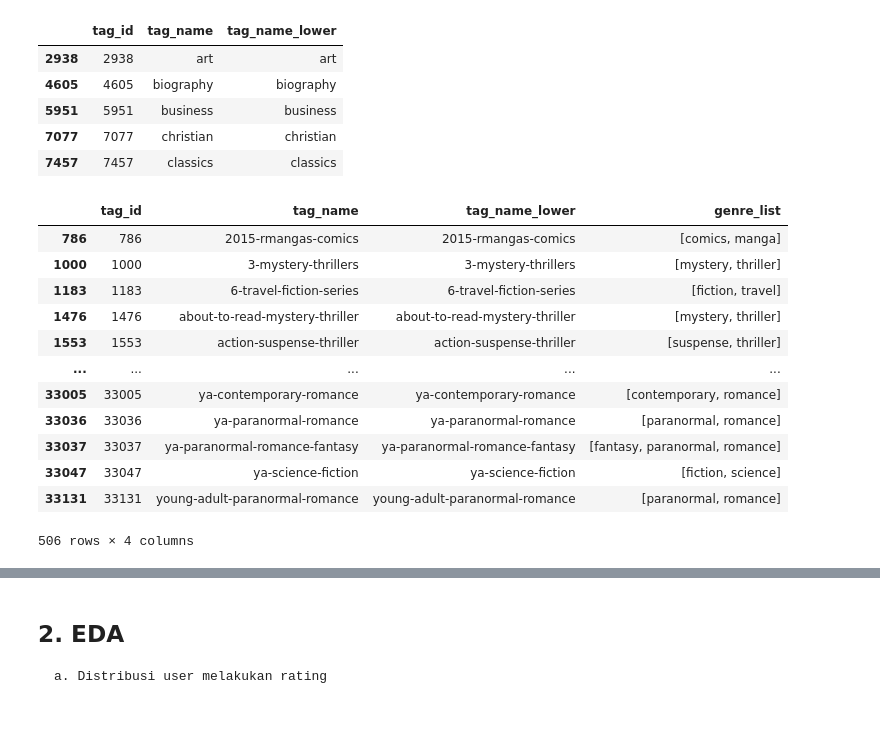
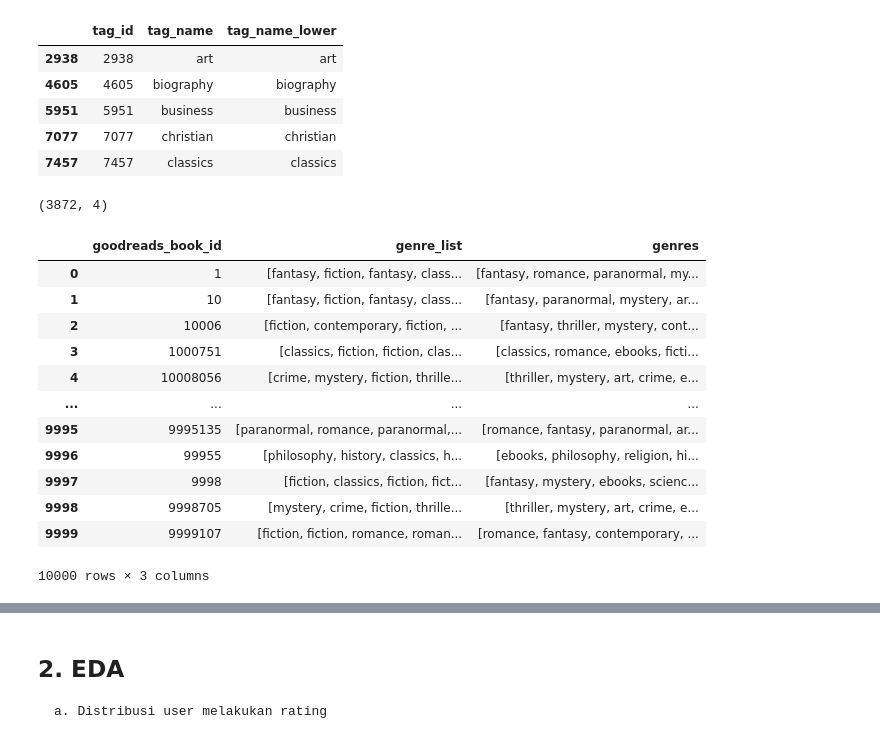
Before and after one commit to danannisar/goodbooks-recsys, a Jupyter notebook: eda-and-train.ipynb, the cells around one changed output, grey strips where cells are left out. Drawn from its saved outputs; the diff is of its cells as text; code cells hidden in the pictures.

```diff
--- a/eda-and-train.ipynb
+++ b/eda-and-train.ipynb
@@ -111,9 +111,9 @@ image_url                       0
 small_image_url                 0
 dtype: int64
 # %%
-# d. Memisahkan Genre
+# d. Memisahkan 40 Genre
 
-genres = ["Art", "Biography", "Business", "Chick Lit", "Children's", "Christian", "Classics",
+genres = ["Art", "Biography", "Business", "Chick Lit", "Children", "Christian", "Classics",
           "Comics", "Contemporary", "Cookbooks", "Crime", "Ebooks", "Fantasy", "Fiction",
           "Gay and Lesbian", "Graphic Novels", "Historical Fiction", "History", "Horror",
           "Humor and Comedy", "Manga", "Memoir", "Music", "Mystery", "Nonfiction", "Paranormal",
@@ -148,19 +148,7 @@ def create_genre_list(tag):
 
 # Add tags
 tags['genre_list'] = tags.apply(lambda row: create_genre_list(row['tag_name_lower']), axis = 1)
+tags_filtered = tags[tags.genre_list.str.len() != 0]
+tags_filtered.shape
+# %% [output]
+(3872, 4)
-# %%
-tags[ tags.genre_list.str.len() > 1 ]
-# %% [output]
-|  | tag_id | tag_name | tag_name_lower | genre_list |
-| 786 | 786 | 2015-rmangas-comics | 2015-rmangas-comics | [comics, manga] |
-| 1000 | 1000 | 3-mystery-thrillers | 3-mystery-thrillers | [mystery, thriller] |
-| 1183 | 1183 | 6-travel-fiction-series | 6-travel-fiction-series | [fiction, travel] |
-| 1476 | 1476 | about-to-read-mystery-thriller | about-to-read-mystery-thriller | [mystery, thriller] |
-| 1553 | 1553 | action-suspense-thriller | action-suspense-thriller | [suspense, thriller] |
-| ... | ... | ... | ... | ... |
-| 33005 | 33005 | ya-contemporary-romance | ya-contemporary-romance | [contemporary, romance] |
-| 33036 | 33036 | ya-paranormal-romance | ya-paranormal-romance | [paranormal, romance] |
-| 33037 | 33037 | ya-paranormal-romance-fantasy | ya-paranormal-romance-fantasy | [fantasy, paranormal, romance] |
-| 33047 | 33047 | ya-science-fiction | ya-science-fiction | [fiction, science] |
-| 33131 | 33131 | young-adult-paranormal-romance | young-adult-paranormal-romance | [paranormal, romance] |
-506 rows × 4 columns
@@ -169,0 +155,27 @@ books_with_genre = book_tags.copy()
+# %%
+# join with books
+booktags_to_genre = pd.merge(book_tags, tags_filtered, how = "left", on = "tag_id")
+booktags_to_genre.dropna(subset = ["genre_list"], inplace = True)
+booktags_to_genre.drop(['tag_id', 'tag_name', 'tag_name_lower', 'count'], axis=1, inplace = True)
+gr_book_genres = booktags_to_genre.groupby('goodreads_book_id').agg({'genre_list': 'sum'}).reset_index(drop = False)
+
+def unique_array(list_):
+    unique_list = list(set(list_))
+    return unique_list
+
+gr_book_genres['genres'] = gr_book_genres.apply(lambda row: unique_array(row['genre_list']), axis = 1)
+gr_book_genres
+# %% [output]
+|  | goodreads_book_id | genre_list | genres |
+| 0 | 1 | [fantasy, fiction, fantasy, class... | [fantasy, romance, paranormal, my... |
+| 1 | 10 | [fantasy, fiction, fantasy, class... | [fantasy, paranormal, mystery, ar... |
+| 2 | 10006 | [fiction, contemporary, fiction, ... | [fantasy, thriller, mystery, cont... |
+| 3 | 1000751 | [classics, fiction, fiction, clas... | [classics, romance, ebooks, ficti... |
+| 4 | 10008056 | [crime, mystery, fiction, thrille... | [thriller, mystery, art, crime, e... |
+| ... | ... | ... | ... |
+| 9995 | 9995135 | [paranormal, romance, paranormal,... | [romance, fantasy, paranormal, ar... |
+| 9996 | 99955 | [philosophy, history, classics, h... | [ebooks, philosophy, religion, hi... |
+| 9997 | 9998 | [fiction, classics, fiction, fict... | [fantasy, mystery, ebooks, scienc... |
+| 9998 | 9998705 | [mystery, crime, fiction, thrille... | [thriller, mystery, art, crime, e... |
+| 9999 | 9999107 | [fiction, fiction, romance, roman... | [romance, fantasy, contemporary, ... |
+10000 rows × 3 columns
```
Also changed, not shown: parts of 3 cells of this notebook.
